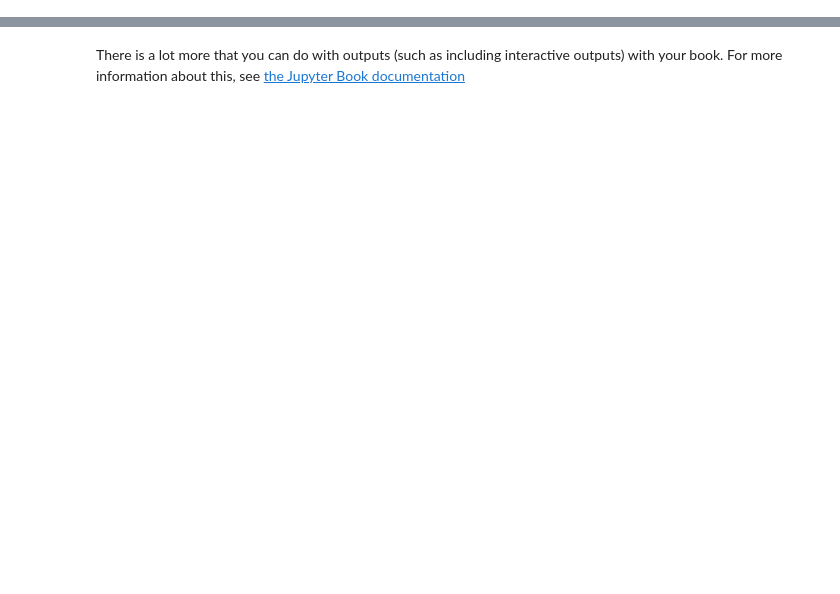
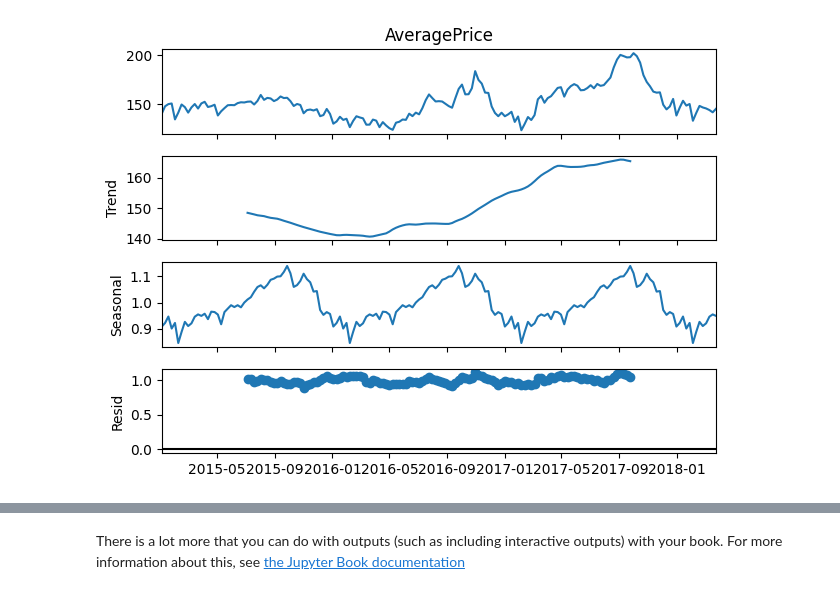
Before and after one commit to Jefryllerena/jbook_mll202330, a Jupyter notebook: _sources/notebooks.ipynb, the cells around one changed output, grey strips where cells are left out. Saved outputs shown, nothing was run; the diff lists cells and outputs as text; code cells hidden in the pictures; blank space fills up the shorter version.

Commit message:
Update documentation

```diff
--- a/_sources/notebooks.ipynb
+++ b/_sources/notebooks.ipynb
@@ -44,0 +47,26 @@ plt.ion()
+# %%
+import pandas as pd
+import numpy as np
+import matplotlib.pyplot as plt
+%matplotlib inline
+import seaborn as sns
+from datetime import datetime
+
+from itertools import combinations
+from sklearn.metrics import mean_absolute_error
+from sklearn.metrics import mean_squared_error
+from statsmodels.tsa.stattools import adfuller
+from statsmodels.tsa.stattools import acf, pacf
+from statsmodels.tsa.arima_model import ARIMA as ARIMA
+import statsmodels.api as sm
+import statsmodels.tsa.api as smt
+pd.options.display.float_format = '{:.2f}'.format
+
+data = pd.read_csv("C:/Users/Maestriadatos/Documents/jbook_mll202330/docs/avocado.csv")
+data = data.drop('Unnamed: 0',axis = 1)
+data.head()
+df1 = data.copy(deep = True)
+df1['Date'] = pd.to_datetime(df1['Date'])
+df1.set_index('Date',inplace = True)
+df1 = df1.resample('W').sum()
+df1.head()
@@ -44,0 +94,6 @@ plt.ion()
+# %%
+
+dec = sm.tsa.seasonal_decompose(df1['AveragePrice'], model = 'multiplicative').plot()
+plt.show();
+# %% [output]
+[figure, added]
```
Also changed, not shown: parts of 12 cells of this notebook, 9 other files.
